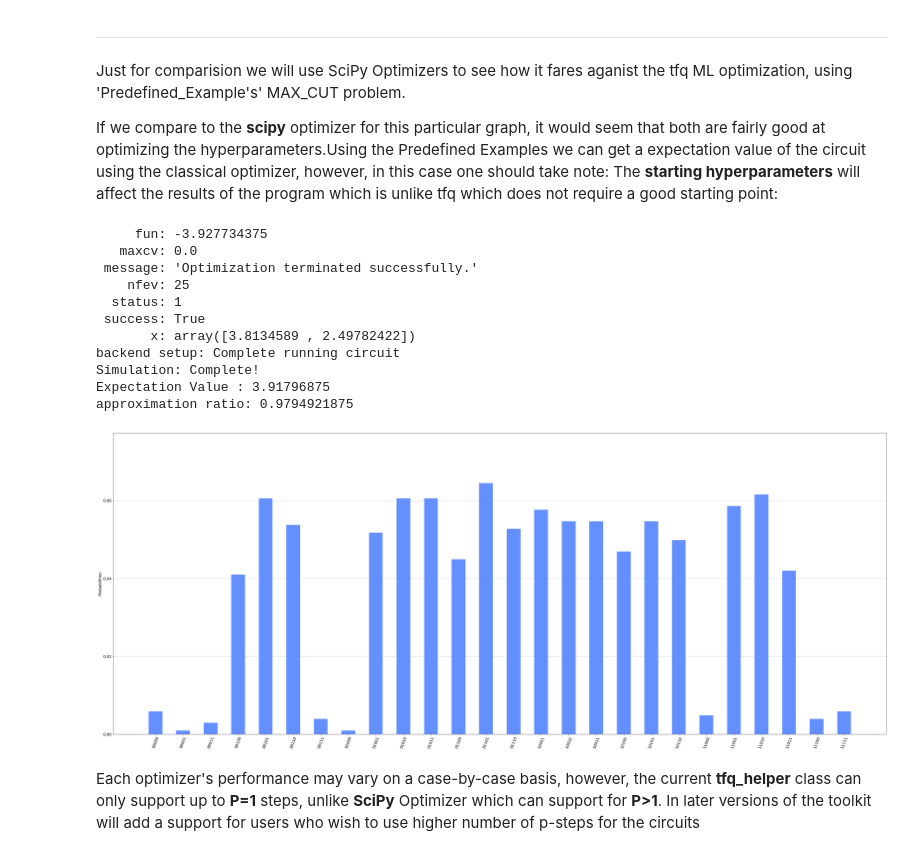
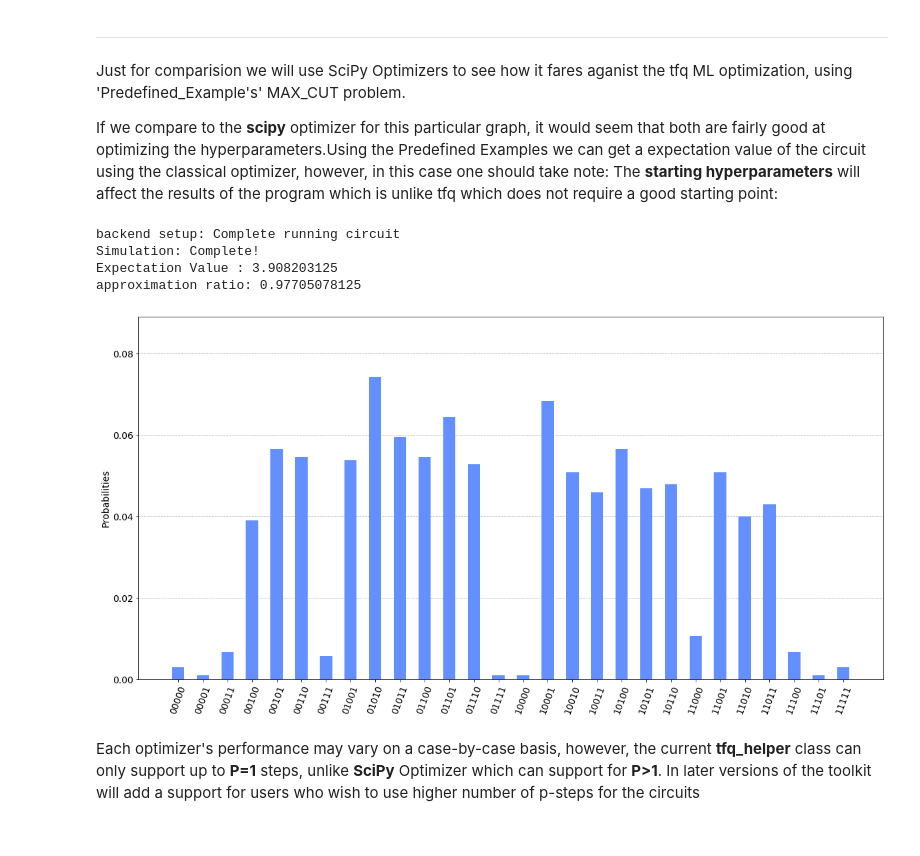
Before and after one commit to Anand270294/hamiltonian_engine, a Jupyter notebook: Examples/7_Qiskit_to_TFQ.ipynb, the cells around one changed output. Drawn from its saved outputs; the diff is of its cells as text; code cells hidden in the pictures.

Commit message:
modified run_QAOA method to return meta data of the process

```diff
--- a/Examples/7_Qiskit_to_TFQ.ipynb
+++ b/Examples/7_Qiskit_to_TFQ.ipynb
@@ -30,9 +30,9 @@ n     = 5
 V     = np.arange(0,n,1)
 E     =[(0,1,1.0),(0,2,1.0),(1,2,1.0),(3,2,1.0),(3,4,1.0),(4,2,1.0)]
 
-G     = nx.nx.balanced_tree(3,2)
-# G.add_nodes_from(V)
-# G.add_weighted_edges_from(E)
+G     = nx.Graph()
+G.add_nodes_from(V)
+G.add_weighted_edges_from(E)
 
 fig = plt.figure()
 ax1 = plt.subplot2grid((1, 1), (0, 0))
@@ -475,29 +464,24 @@ import max_cut as mc
 # instantiate a MAX_CUT object which prepares converts the objective function into a pauli hamiltonian
 max_cut = mc.max_cut(1,G)
 
-hyperparams=[np.pi, np.pi]
-opt_hyperparams = max_cut.run_QAOA(hyperparams,'COBYLA')
+from scipy import optimize as opt
+kwargs = {'x0':[0.0, 0.0],
+            'method': 'COBYLA'}
+opt_hyperparams = max_cut.run_QAOA(opt.minimize, **kwargs)
 
 max_cut.generate_quantumCircuit(G, opt_hyperparams)
 res = max_cut.run_circuit()
 
 print('approximation ratio:',res_graph.get_expectationValue(res,shots,G)/np.max(cut_size) )
 # %% [output]
-     fun: -3.927734375
-   maxcv: 0.0
- message: 'Optimization terminated successfully.'
-    nfev: 25
-  status: 1
- success: True
-       x: array([3.8134589 , 2.49782422])
 backend setup: Complete running circuit
 Simulation: Complete!
-Expectation Value : 3.91796875
-approximation ratio: 0.9794921875
+Expectation Value : 3.908203125
+approximation ratio: 0.97705078125
 # %%
 from qiskit.visualization import plot_histogram
-plot_histogram(res.get_counts(),figsize = (50,20),bar_labels = False)
+plot_histogram(res.get_counts(),figsize = (20,10),bar_labels = False)
 # %% [output]
-[figure, old version]
+[figure, new version]
 # %% [markdown]
 Each optimizer's performance may vary on a case-by-case basis, however, the current **tfq_helper** class can only support up to **P=1** steps, unlike **SciPy** Optimizer which can support for **P>1**. In later versions of the toolkit will add a support for users who wish to use higher number of p-steps for the circuits
```
Also changed, not shown: parts of 12 cells of this notebook, 3 other files.
